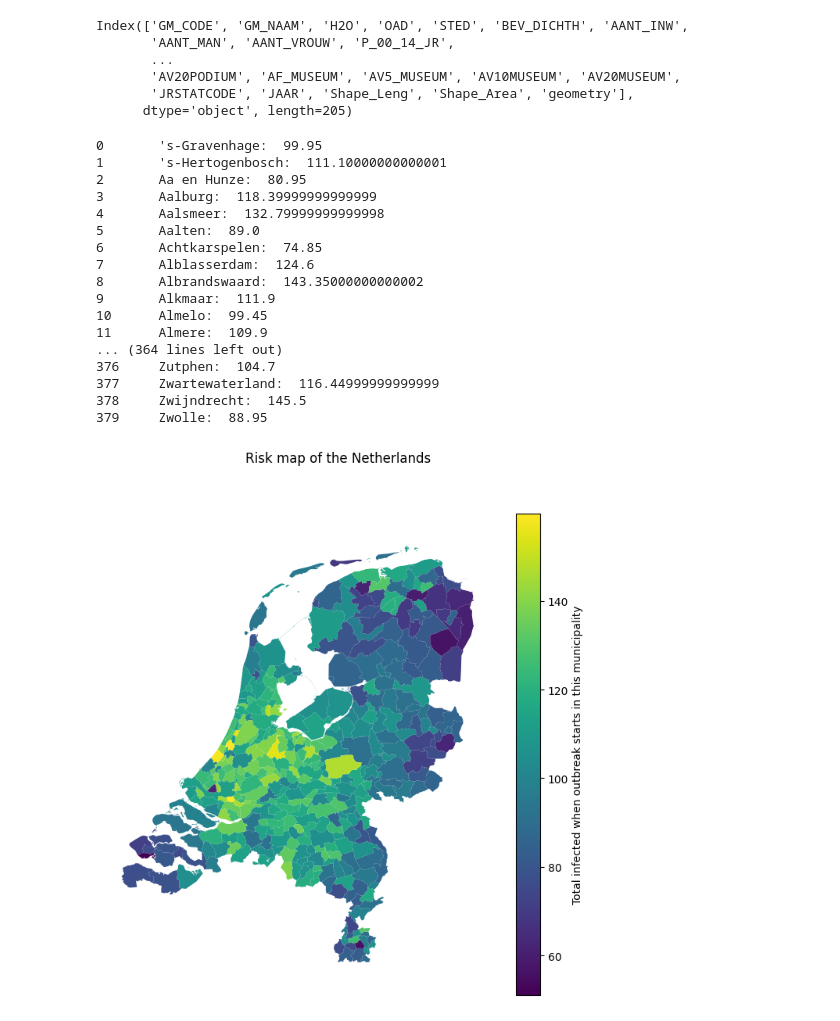
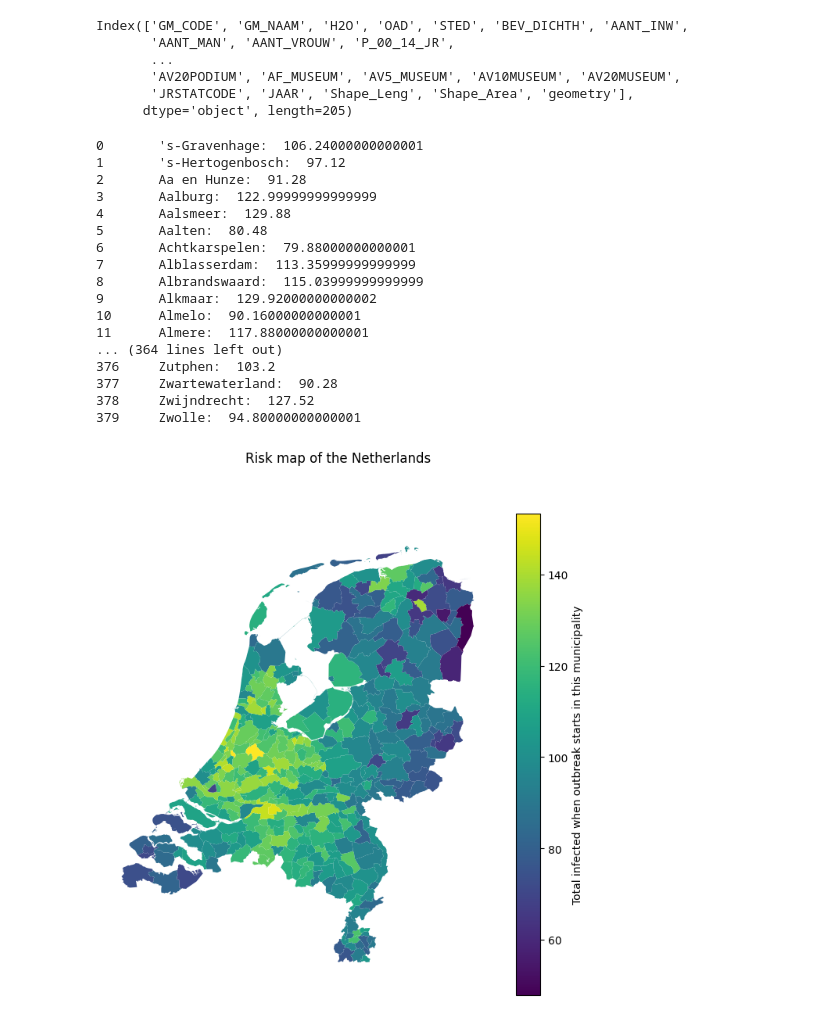
Before and after one commit to larsdekwant/covid-gravity-model, a Jupyter notebook: riskmap.ipynb, the cells around one changed output. Saved outputs shown, nothing was run; the diff lists cells and outputs as text; code cells hidden in the pictures.

```diff
--- a/riskmap.ipynb
+++ b/riskmap.ipynb
@@ -318,7 +318,7 @@ def load_total_infected_per_municipality(path_data, loc, group, run):
     peopleDF = pd.read_pickle(path_data + 'PeopleDF.pkl')
     extraPeopleDF = pd.read_pickle(path_data + 'ExtraPeopleDF.pkl')
     status = np.load(path_data + 'Runs_ref_4.6_100_5_risk' + str(loc) + '_' + str(group) + '/Status_' + str(run) + '.npz')
-    uniLocs = np.array(pd.read_pickle(os.path.normpath(path_data + '../../Gemeenten.pkl'))).T[0]
+    uniLocs = np.array(pd.read_pickle(os.path.normpath(path_data + '../../../Gemeenten.pkl'))).T[0]
     loc_to_id = {val: i for i, val in enumerate(uniLocs)}
     uniGroups = np.unique(np.array(extraPeopleDF.Group))
 
@@ -362,40 +362,40 @@ def load_total_infected_avg_runs(path_data, loc, group, seeds, runs_per_seed):
 # %%
 path = os.getcwd() + '/cluster/results/3/High/'
 
-loc_name = np.array(pd.read_pickle(path + 'Gemeenten.pkl')).T[0]
+loc_name = np.array(pd.read_pickle(os.path.normpath(path + '../../Gemeenten.pkl'))).T[0]
 n_mun = len(loc_name)
 t_max = 21 * 24
 
 risk_map = np.zeros(n_mun)
 infected_per_municipality = np.zeros((n_mun, t_max, n_mun))
 for loc in range(n_mun):
-    infected_per_municipality[loc] = load_total_infected_avg_runs(path, loc, 3, 20, 1)
+    infected_per_municipality[loc] = load_total_infected_avg_runs(path, loc, 3, 5, 5)
     risk_map[loc] = np.sum(infected_per_municipality[loc, t_max - 1])
     print(str(loc) +'\t' + loc_name[loc] + ':  ' + str(risk_map[loc]))
 
 # Store the infected data per municipality, because it takes a while to generate
 np.save(path + 'Infected_Per_Municipality_New', infected_per_municipality)
 
 create_spatial_plot(risk_map, 'Risk map of the Netherlands', 'Total infected when outbreak starts in this municipality')
 # %% [output]
-0       's-Gravenhage:  99.95
-1       's-Hertogenbosch:  111.10000000000001
-2       Aa en Hunze:  80.95
-3       Aalburg:  118.39999999999999
-4       Aalsmeer:  132.79999999999998
-5       Aalten:  89.0
-6       Achtkarspelen:  74.85
-7       Alblasserdam:  124.6
-8       Albrandswaard:  143.35000000000002
-9       Alkmaar:  111.9
-10      Almelo:  99.45
-11      Almere:  109.9
+0       's-Gravenhage:  106.24000000000001
+1       's-Hertogenbosch:  97.12
+2       Aa en Hunze:  91.28
+3       Aalburg:  122.99999999999999
+4       Aalsmeer:  129.88
+5       Aalten:  80.48
+6       Achtkarspelen:  79.88000000000001
+7       Alblasserdam:  113.35999999999999
+8       Albrandswaard:  115.03999999999999
+9       Alkmaar:  129.92000000000002
+10      Almelo:  90.16000000000001
+11      Almere:  117.88000000000001
 ... (364 lines left out)
-376     Zutphen:  104.7
-377     Zwartewaterland:  116.44999999999999
-378     Zwijndrecht:  145.5
-379     Zwolle:  88.95
+376     Zutphen:  103.2
+377     Zwartewaterland:  90.28
+378     Zwijndrecht:  127.52
+379     Zwolle:  94.80000000000001
-[figure, old version]
+[figure, new version]
 # %%
 def load_foi_avg_runs(path_data, loc, group, seeds, runs):
     all_data = []
```
Also changed, not shown: parts of 6 cells of this notebook, 26 other files.
